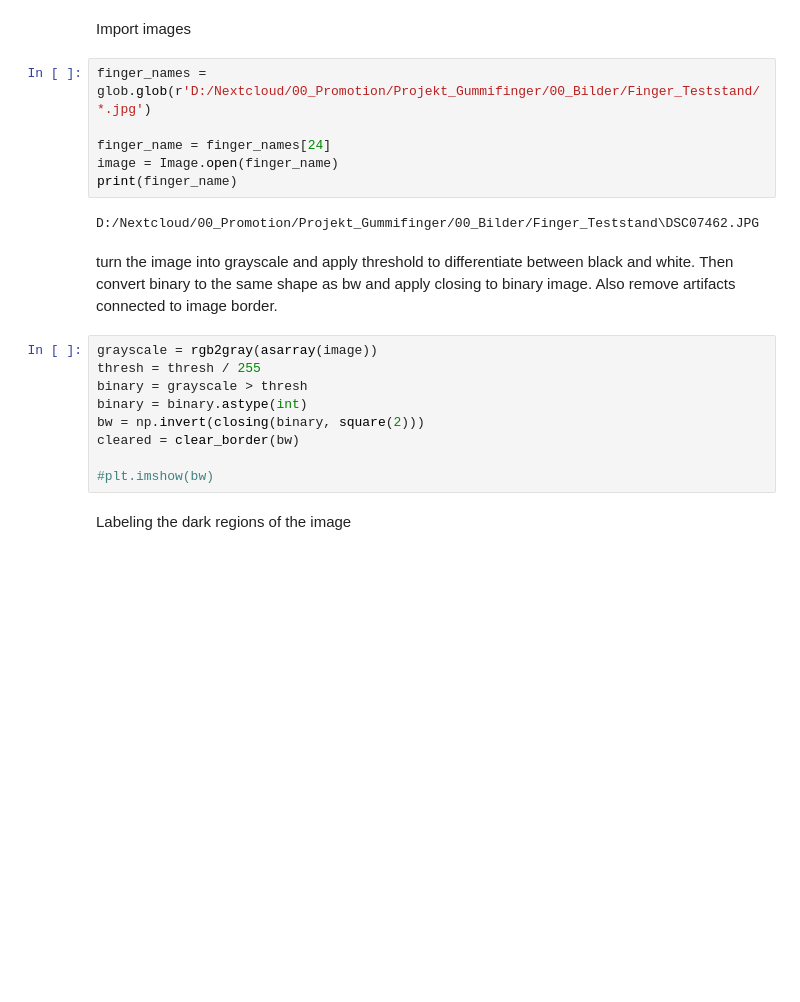
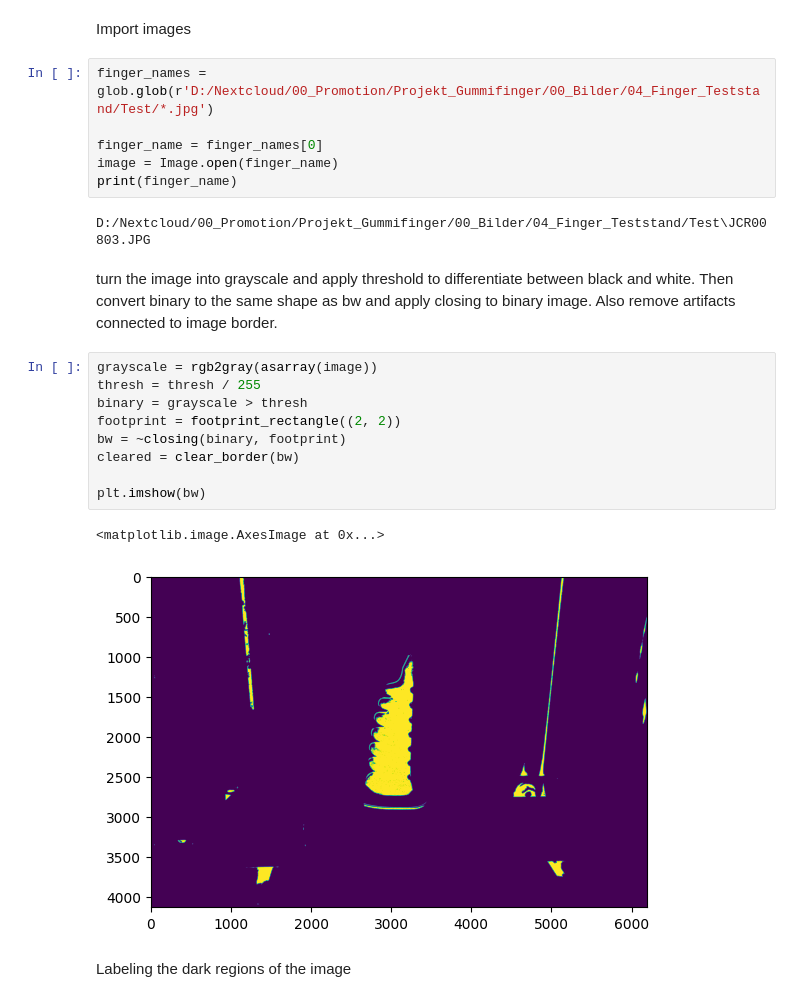
Before and after one commit to AtomicM3ltdown/Programme, a Jupyter notebook: Gummifinger_Fingerbending/fingerbending.ipynb, the cells around one changed output. Saved outputs shown, nothing was run; the diff lists cells and outputs as text; blank space fills up the shorter version.

```diff
--- a/Gummifinger_Fingerbending/fingerbending.ipynb
+++ b/Gummifinger_Fingerbending/fingerbending.ipynb
@@ -139,13 +140,13 @@ def write_to_csv(finger_name, finger_angle2, deflection_x, deflection_y):
 # %% [markdown]
 Import images
 # %%
-finger_names = glob.glob(r'D:/Nextcloud/00_Promotion/Projekt_Gummifinger/00_Bilder/Finger_Teststand/*.jpg')
+finger_names = glob.glob(r'D:/Nextcloud/00_Promotion/Projekt_Gummifinger/00_Bilder/04_Finger_Teststand/Test/*.jpg')
 
-finger_name = finger_names[24]
+finger_name = finger_names[0]
 image = Image.open(finger_name)
 print(finger_name)
 # %% [output]
-D:/Nextcloud/00_Promotion/Projekt_Gummifinger/00_Bilder/Finger_Teststand\DSC07462.JPG
+D:/Nextcloud/00_Promotion/Projekt_Gummifinger/00_Bilder/04_Finger_Teststand/Test\JCR00803.JPG
 # %% [markdown]
 turn the image into grayscale and apply threshold to differentiate between black and white.
 Then convert binary to the same shape as bw and apply closing to binary image.
@@ -153,12 +154,15 @@ Also remove artifacts connected to image border.
 # %%
 grayscale = rgb2gray(asarray(image))
 thresh = thresh / 255
 binary = grayscale > thresh
-binary = binary.astype(int)
-bw = np.invert(closing(binary, square(2)))
+footprint = footprint_rectangle((2, 2))
+bw = ~closing(binary, footprint)
 cleared = clear_border(bw)
 
-#plt.imshow(bw)
+plt.imshow(bw)
+# %% [output]
+<matplotlib.image.AxesImage at 0x...>
+[figure, added]
 # %% [markdown]
 Labeling the dark regions of the image
 # %%
```
Also changed, not shown: parts of 4 cells of this notebook.
